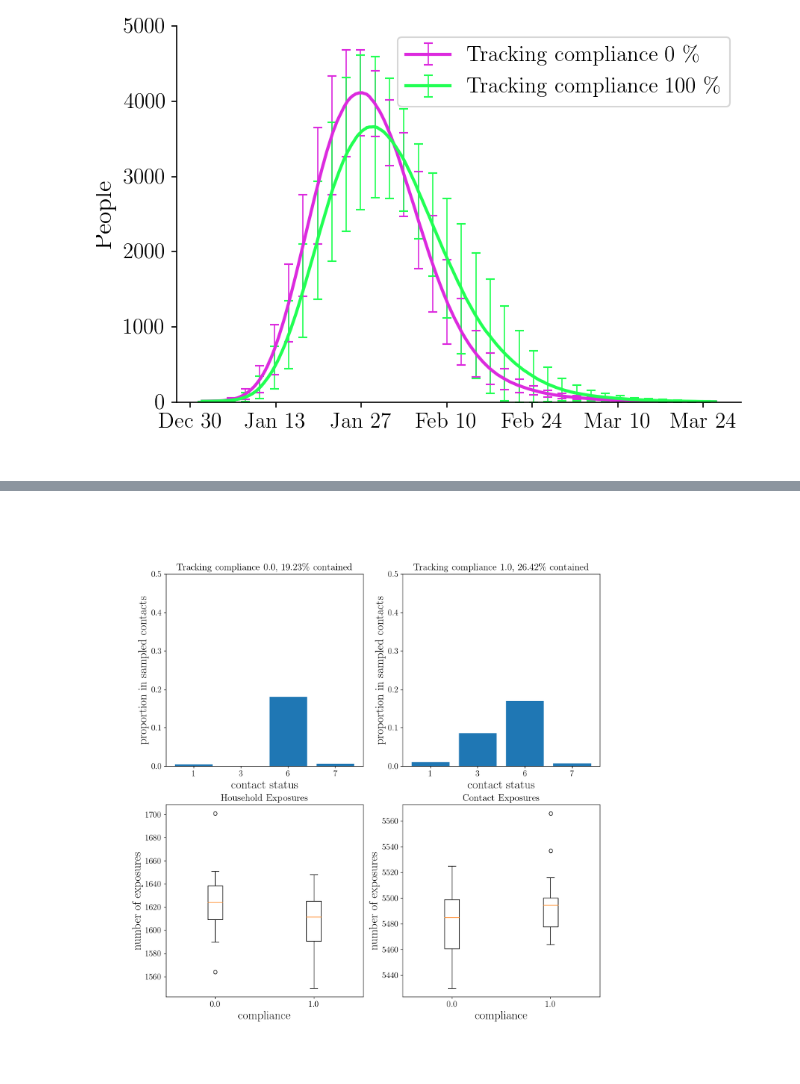
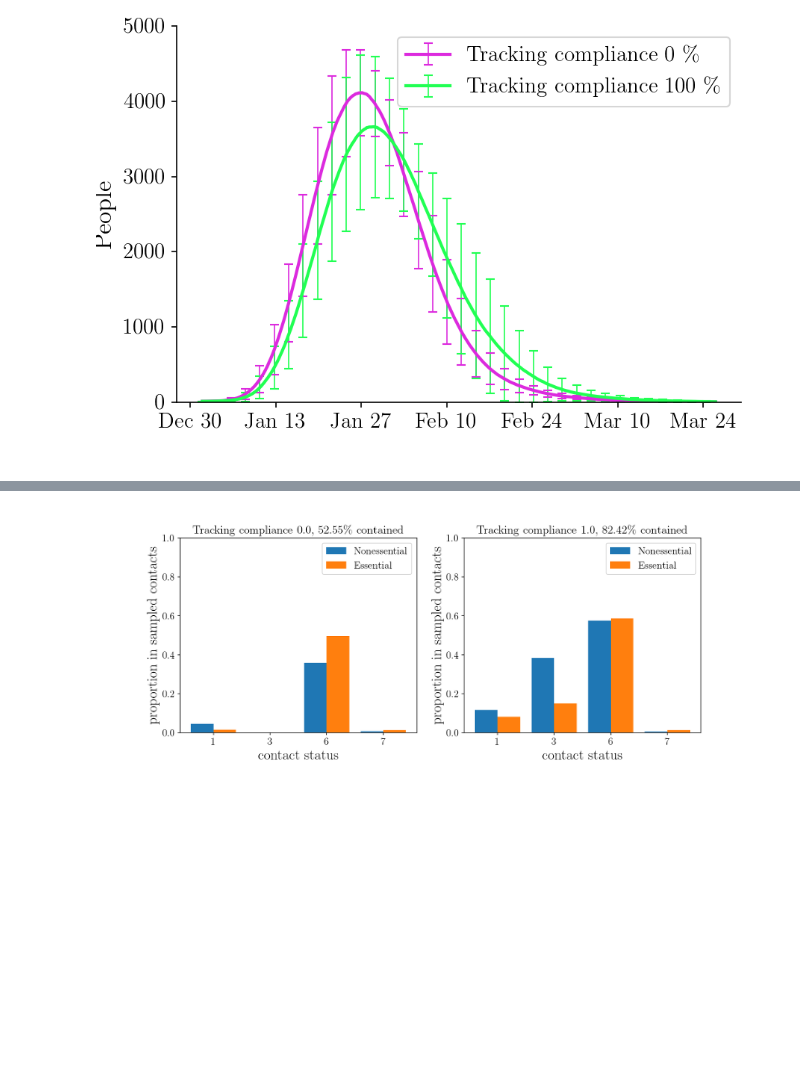
Before and after one commit to stanfordfuturebay/simulator, a Jupyter notebook: sim/Plot.ipynb, the cells around one changed output, grey strips where cells are left out. Drawn from its saved outputs; the diff is of its cells as text; code cells hidden in the pictures; blank space fills up the shorter version.

Commit message:
update Plot.ipynb with functions for graphs results

```diff
--- a/sim/Plot.ipynb
+++ b/sim/Plot.ipynb
@@ -108,44 +173,29 @@ for j, policy in enumerate(['advanced']):
 (9) not contained
 '''
 import matplotlib.pyplot as plt
-rpts = 20
 p_compliance = [0.0, 1.0]
 measures_deployed = [1,3,6,7]
-summaries_SD_6 = load_summary('tracing_isolate_sf_tc1x_sup20_laura_isohouse_20rpts2.pk')
+summaries_SD_6 = load_summary('summaries_contacts_supermarket_bh0.pk')
 for j, policy in enumerate(['advanced']):
     summaries_ = summaries_SD_6[policy]
-    f,axs = plt.subplots(2,2,figsize = (13,13))
-    num_expo_house = []
-    num_expo_contact = []
+    f,axs = plt.subplots(1,2,figsize = (13,5))
     for s, summary in enumerate(summaries_):
-        multi_3 = 0
-        counts = np.zeros((10,))
-        num_contacts = 0
-        num_nega = np.sum(summary.state['nega'])
-        num_posi = np.sum(summary.state['posi'])
-        num_expo_house.append(summary.num_expo_house)
-        num_expo_contact.append(summary.num_expo_contact)
-        num_i_contained_infectious_true = 0
-        num_j_contained_infectious_true = 0
-        num_i_contained_infectious_false = 0
-        num_j_contained_infectious_false = 0
-        #axs[1,s].boxplot(summary.state_started_at['posi'][np.multiply(summary.state_started_at['posi']!=np.inf, summary.state_started_at['posi']!=-1)])
-        for r in range(rpts):
-            num_contacts += len(summary.mob[r])
+        essential_counts = np.zeros((10,))
+        essential_num_contacts = 0
+        nonessential_counts = np.zeros((10,))
+        nonessential_num_contacts = 0
+        for r in range(summary.random_repeats):
             for contact in summary.mob[r]:
-                if contact.data['i_contained_infectious']==True:
-                    num_i_contained_infectious_true += 1
-#                 if contact.data['j_contained_infectious']==True:
-#                     num_j_contained_infectious_true += 1
-                if contact.data['i_contained_infectious']==False:
-                    num_i_contained_infectious_false += 1
-#                 if contact.data['j_contained_infectious']==False:
-#                     num_j_contained_infectious_false += 1
+                if (summary.essential_workers[0][contact.indiv_j]==True):
+                    essential_num_contacts += 1
+                    counts = essential_counts
+                else:
+                    nonessential_num_contacts += 1
+                    counts = nonessential_counts
+
                 if (not contact.data['i_contained']) and (not contact.data['j_contained'] ):
                     counts[9] += 1
                 else:
-#                     if (3 in contact.data['i_contained_by']) or (3 in contact.data['j_contained_by']):
-#                         if len()
                     for i in range(6):
                         if (i in contact.data['i_contained_by']) or (i in contact.data['j_contained_by']):
                             counts[i] += 1
@@ -155,32 +205,21 @@ for j, policy in enumerate(['advanced']):
                         counts[7] += 1
                     if ('site_measures' in contact.data['i_contained_by']) or ('site_measures' in contact.data['j_contained_by']):
                         counts[8] += 1
-        counts /= num_contacts
-        axs[0,s].bar(range(1,len(measures_deployed)+1),counts[measures_deployed])
-        axs[0,s].set_title('Tracking compliance '+str(p_compliance[s])+', '+ str(round((1-counts[9])*100,2))+'\% contained')
-        axs[0,s].set_xlabel('contact status',fontsize = 20)
-        axs[0,s].set_ylabel('proportion in sampled contacts',fontsize = 20)
-        axs[0,s].set_xticks(range(1,len(measures_deployed)+1))
-        axs[0,s].set_xticklabels(measures_deployed)
-        axs[0,s].set_ylim(0,0.5)
 
-
-        print('number of contacts:', num_contacts/rpts)
-        print('Tracking compliance '+str(p_compliance[s])+', positive ', num_posi)
-        print('Tracking compliance '+str(p_compliance[s])+', negative rate: ', num_nega/(num_nega+num_posi))
-        print('i_contained_infectious true rate: ',num_i_contained_infectious_true/(num_i_contained_infectious_true+num_i_contained_infectious_false))
-        #print('j_contained_infectious true rate: ',num_j_contained_infectious_true/(num_j_contained_infectious_true+num_j_contained_infectious_false))
-    axs[1,0].boxplot(num_expo_house)
-    axs[1,0].set_title('Household Exposures')
-    axs[1,0].set_xlabel('compliance',fontsize = 20)
-    axs[1,0].set_xticklabels(p_compliance)
-    axs[1,0].set_ylabel('number of exposures',fontsize = 20)
-    axs[1,1].boxplot(num_expo_contact)
-    axs[1,1].set_title('Contact Exposures')
-    axs[1,1].set_xlabel('compliance',fontsize = 20)
-    axs[1,1].set_xticklabels(p_compliance)
-    axs[1,1].set_ylabel('number of exposures',fontsize = 20)
+        essential_counts /= essential_num_contacts
+        nonessential_counts /= nonessential_num_contacts
+        width = 0.4
+        xticks = np.arange(1,len(measures_deployed)+1)
+        axs[s].bar(xticks-0.2,nonessential_counts[measures_deployed],width=width, label='Nonessential')
+        axs[s].bar(xticks+0.2,essential_counts[measures_deployed],width=width, label='Essential')
+        axs[s].set_title('Tracking compliance '+str(p_compliance[s])+', '+ str(round((1-counts[9])*100,2))+'\% contained')
+        axs[s].set_xlabel('contact status',fontsize = 20)
+        axs[s].set_ylabel('proportion in sampled contacts',fontsize = 20)
+        axs[s].set_xticks(range(1,len(measures_deployed)+1))
+        axs[s].set_xticklabels(measures_deployed)
+        axs[s].set_ylim(0,1.0)
+        axs[s].legend()
 #plt.tight_layout()
-plt.savefig('plots/tracing_isolate_sf_tc1x_sup20_laura_isohouse_20rpts2_detail.png',dpi=300)
+#plt.savefig('plots/contact_details.png',dpi=300)
 plt.show()
 # %% [output]
@@ -195,2 +226,2 @@ i_contained_infectious true rate:  0.9415896968908547
-[figure, old version]
+[figure, new version]
 # %%
```
Also changed, not shown: parts of 14 cells of this notebook.
